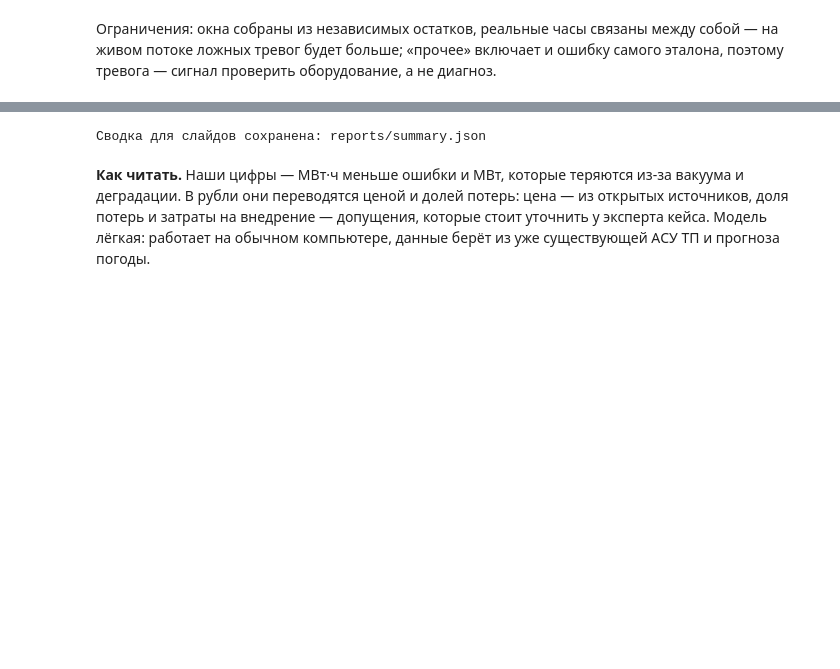
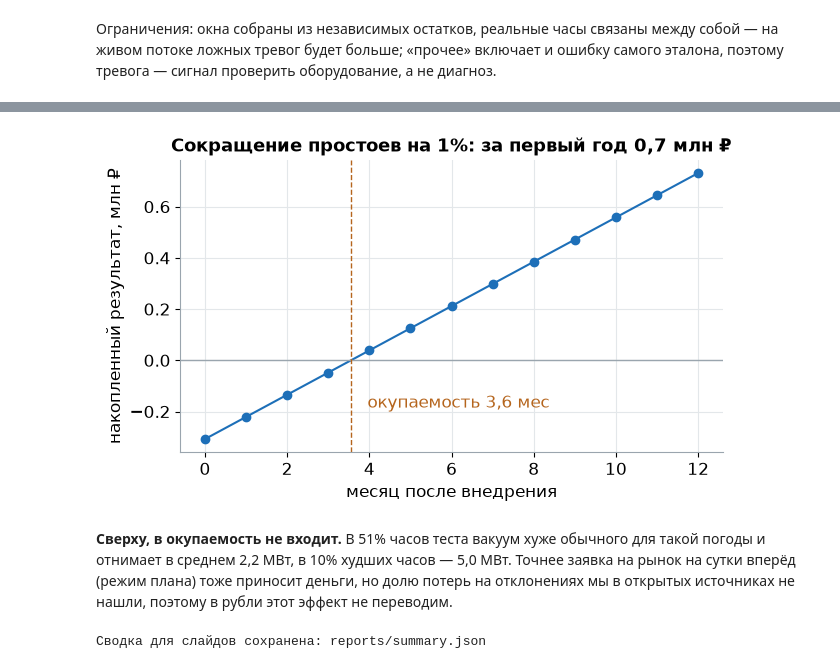
Before and after one commit to eFoggye/etalon-pgu, a Jupyter notebook: notebooks/research.ipynb, the cells around one changed output, grey strips where cells are left out. Drawn from its saved outputs; the diff is of its cells as text; code cells hidden in the pictures; blank space fills up the shorter version.

```diff
--- a/notebooks/research.ipynb
+++ b/notebooks/research.ipynb
@@ -770 +978,28 @@ display(grid)
+# %%
+curve = np.array(cumulative_result(inputs, 12)) / 1e6
+fig, ax = plt.subplots(figsize=(7, 3.8))
+ax.plot(range(13), curve, marker="o", color=PLAN)
+ax.axhline(0, color=NEUTRAL, lw=1)
+ax.axvline(result.payback_months, color=REF, ls="--", lw=1)
+ax.annotate(f"окупаемость {ru(result.payback_months, 1)} мес", (result.payback_months, 0),
+            xytext=(result.payback_months + 0.4, curve.min() * 0.6), color=REF)
+ax.set_xlabel("месяц после внедрения")
+ax.set_ylabel("накопленный результат, млн ₽")
+ax.set_title(f"Сокращение простоев на {plant.reduction_share:.0%}: за первый год "
+             f"{ru(result.first_year_result_rub / 1e6, 1)} млн ₽")
+save(fig, "payback")
+plt.show()
+# %% [output]
+[figure, added]
+# %%
+profile = vacuum_loss_profile(pred_plan, pred_ref, worst_share=0.1)
+display(Markdown(
+    "**Сверху, в окупаемость не входит.** "
+    f"В {profile['share_hours_worse']:.0%} часов теста вакуум хуже обычного для такой погоды и отнимает в среднем "
+    f"{ru(profile['mean_loss_when_worse_mw'], 1)} МВт, в 10% худших часов — {ru(profile['worst_mean_loss_mw'], 1)} МВт. "
+    "Точнее заявка на рынок на сутки вперёд (режим плана) тоже приносит деньги, но долю потерь на отклонениях "
+    "мы в открытых источниках не нашли, поэтому в рубли этот эффект не переводим."
+))
+# %% [output]
+**Сверху, в окупаемость не входит.** В 51% часов теста вакуум хуже обычного для такой погоды и отнимает в среднем 2,2 МВт, в 10% худших часов — 5,0 МВт. Точнее заявка на рынок на сутки вперёд (режим плана) тоже приносит деньги, но долю потерь на отклонениях мы в открытых источниках не нашли, поэтому в рубли этот эффект не переводим.
 # %%
@@ -785,5 +1033,3 @@ summary = {
 print("Сводка для слайдов сохранена: reports/summary.json")
 # %% [output]
 Сводка для слайдов сохранена: reports/summary.json
-# %% [markdown]
-**Как читать.** Наши цифры — МВт·ч меньше ошибки и МВт, которые теряются из-за вакуума и деградации. В рубли они переводятся ценой и долей потерь: цена — из открытых источников, доля потерь и затраты на внедрение — допущения, которые стоит уточнить у эксперта кейса. Модель лёгкая: работает на обычном компьютере, данные берёт из уже существующей АСУ ТП и прогноза погоды.
```
Also changed, not shown: parts of 20 cells of this notebook, 13 other files.
